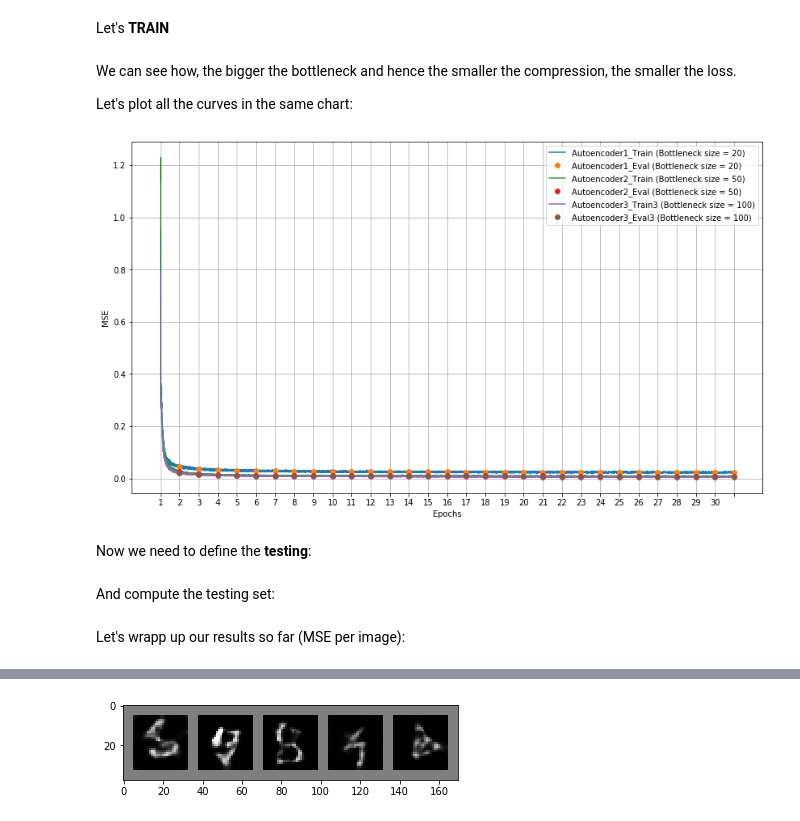
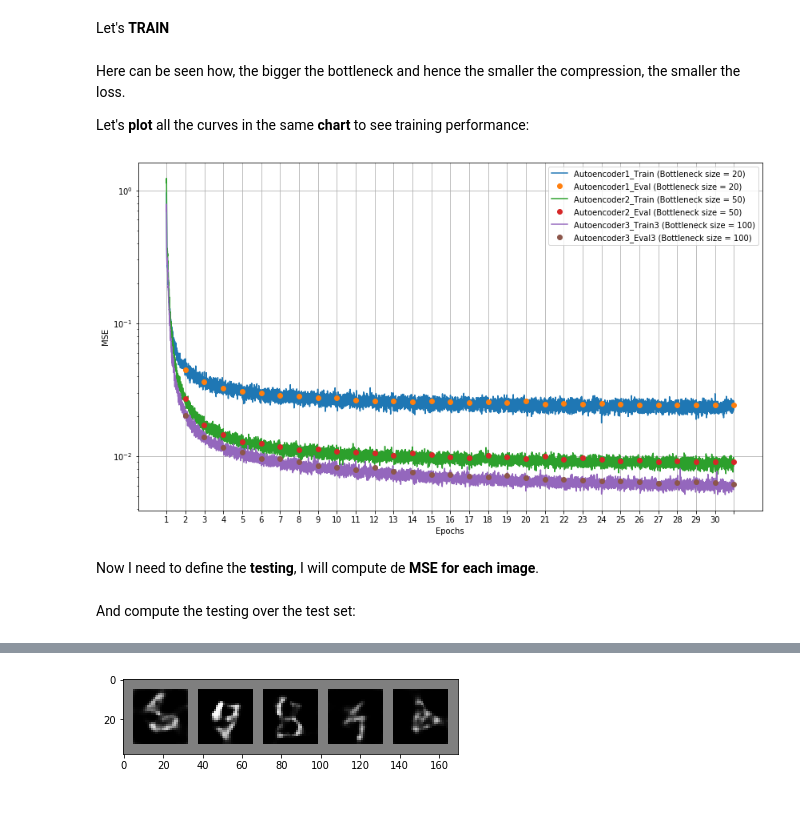
Before and after one commit to alvaroguerin/dlai-2019-projects, a Jupyter notebook: team13/team13.ipynb, the cells around one changed output, grey strips where cells are left out. Saved outputs shown, nothing was run; the diff lists cells and outputs as text; code cells hidden in the pictures.

```diff
--- a/team13/team13.ipynb
+++ b/team13/team13.ipynb
@@ -234,9 +249,9 @@ autoen2 = train_net(model2, train_loader, val_loader, optimizer2, hparams['num_e
 # %%
 autoen3 = train_net(model3, train_loader, val_loader, optimizer3, hparams['num_epochs'])
 # %% [markdown]
-We can see how, the bigger the bottleneck and hence the smaller the compression, the smaller the loss.
+Here can be seen how, the bigger the bottleneck and hence the smaller the compression, the smaller the loss.
 
-Let's plot all the curves in the same chart:
+Let's **plot** all the curves in the same **chart** to see training performance:
 # %%
 train_x1 = autoen1['train_x']
 train_loss1 = autoen1["tr_losses"]
@@ -244,35 +259,36 @@ val_x1 = autoen1["valid_x"]
 val_loss1 = autoen1["te_losses"]
 
 train_x2 = autoen2['train_x']
 train_loss2 = autoen2["tr_losses"]
 val_x2 = autoen2["valid_x"]
 val_loss2 = autoen2["te_losses"]
 
 train_x3 = autoen3['train_x']
 train_loss3 = autoen3["tr_losses"]
 val_x3 = autoen3["valid_x"]
 val_loss3 = autoen3["te_losses"]
 
-plt.figure(figsize=(14, 8))
+a1 = plt.figure(figsize=(14, 8))
 plt.xlabel('Epochs')
 plt.ylabel('MSE')
 
 plt.plot(train_x1, train_loss1, '-', label='Autoencoder1_Train (Bottleneck size = 20)')
 plt.plot(val_x1, val_loss1, 'o', label='Autoencoder1_Eval (Bottleneck size = 20)')
 plt.plot(train_x2, train_loss2, '-', label='Autoencoder2_Train (Bottleneck size = 50)')
 plt.plot(val_x2, val_loss2, 'o', label='Autoencoder2_Eval (Bottleneck size = 50)')
 plt.plot(train_x3, train_loss3, '-', label='Autoencoder3_Train3 (Bottleneck size = 100)')
 plt.plot(val_x3, val_loss3, 'o', label='Autoencoder3_Eval3 (Bottleneck size = 100)')
 
+plt.yscale("log")
 plt.xticks(np.arange(0, max(train_x1),
                      step=max(train_x1)/hparams['num_epochs']),
                      [i + 1 for i in range(hparams['num_epochs'])])
 
 plt.grid(True)
 plt.legend()
 plt.show()
 # %% [output]
-[figure, old version]
+[figure, new version]
 # %% [markdown]
-Now we need to define the **testing**:
+Now I need to define the **testing**, I will compute de **MSE for each image**.
 # %%
@@ -291,10 +319,8 @@ def test_model(network, test_loader):
   #print('Average Reconstruction Error: %f' % (test_loss_avg))
   return test_loss_avg
 # %% [markdown]
-And compute the testing set:
+And compute the testing over the test set:
 # %%
 test_autoen1 = test_model(model1, test_loader)
 test_autoen2 = test_model(model2, test_loader)
 test_autoen3 = test_model(model3, test_loader)
-# %% [markdown]
-Let's wrapp up our results so far (MSE per image):
```
Also changed, not shown: parts of 50 cells of this notebook.
